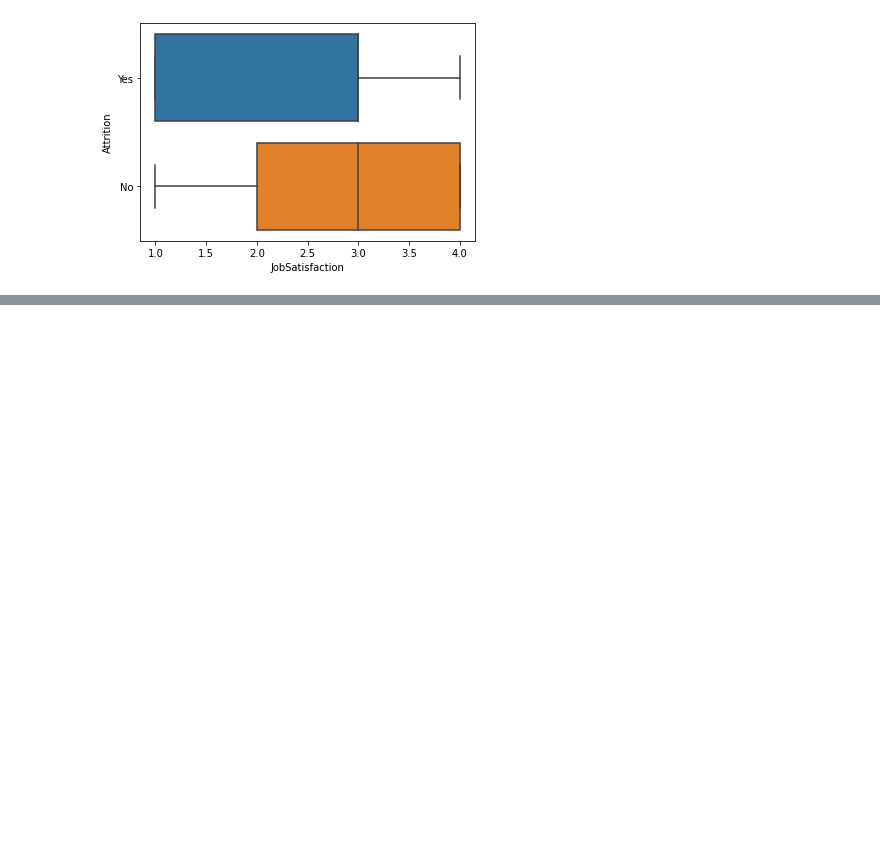
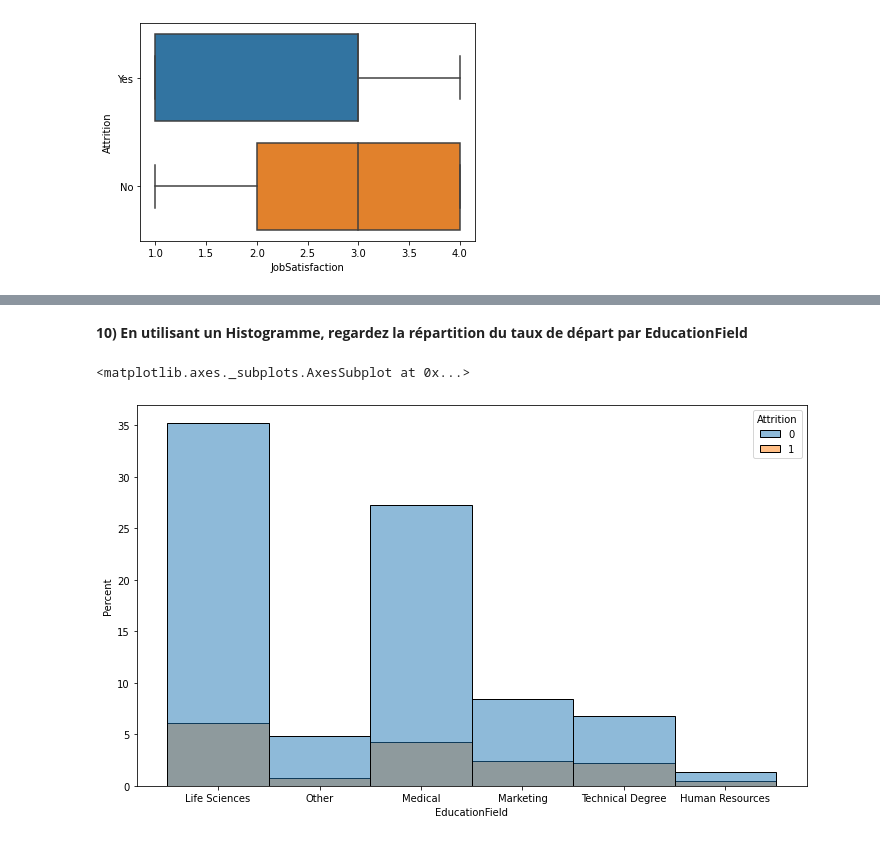
Before and after one commit to LamaElkhouk/pythonh3hitema, a Jupyter notebook: Copie_de_introduction_analyse_données.ipynb, the cells around one changed output, grey strips where cells are left out. Saved outputs shown, nothing was run; the diff lists cells and outputs as text; code cells hidden in the pictures; blank space fills up the shorter version.

```diff
--- a/Copie_de_introduction_analyse_données.ipynb
+++ b/Copie_de_introduction_analyse_données.ipynb
@@ -326,0 +364,4 @@ sb.boxplot(
+# %%
+ibm['Attrition']= ibm['Attrition'].replace(['Yes','No'],[1,0])
+
+ibm.loc[:,['Attrition']]
@@ -326,0 +382,11 @@ sb.boxplot(
+# %% [markdown]
+**10) En utilisant un Histogramme, regardez la répartition du taux de départ par EducationField**
+# %%
+
+plt.figure(figsize=(12,7))
+sb.histplot(
+    data=ibm, x='EducationField',stat='percent', hue=ibm.Attrition
+)
+# %% [output]
+<matplotlib.axes._subplots.AxesSubplot at 0x...>
+[figure, added]
```
Also changed, not shown: parts of 16 cells of this notebook.
